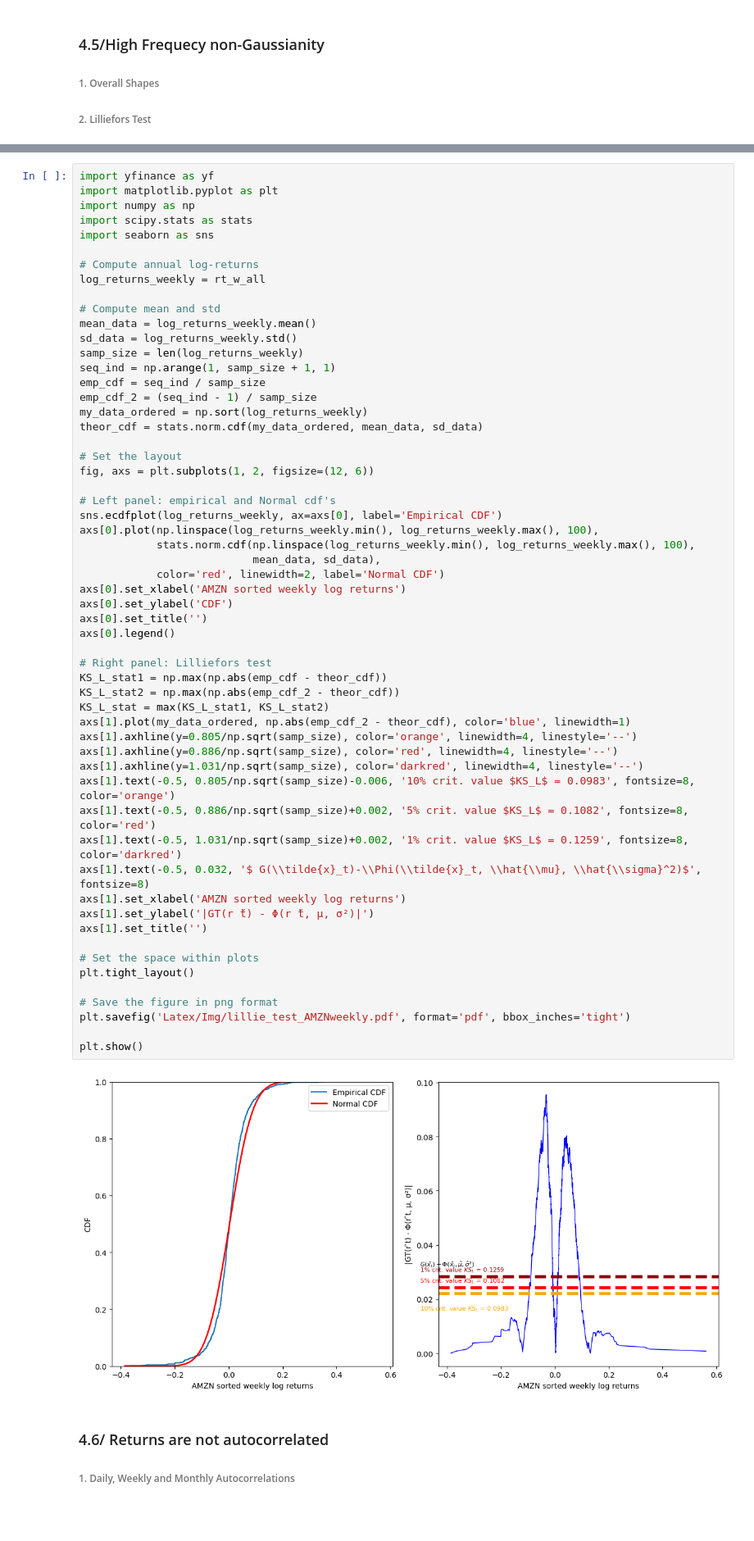
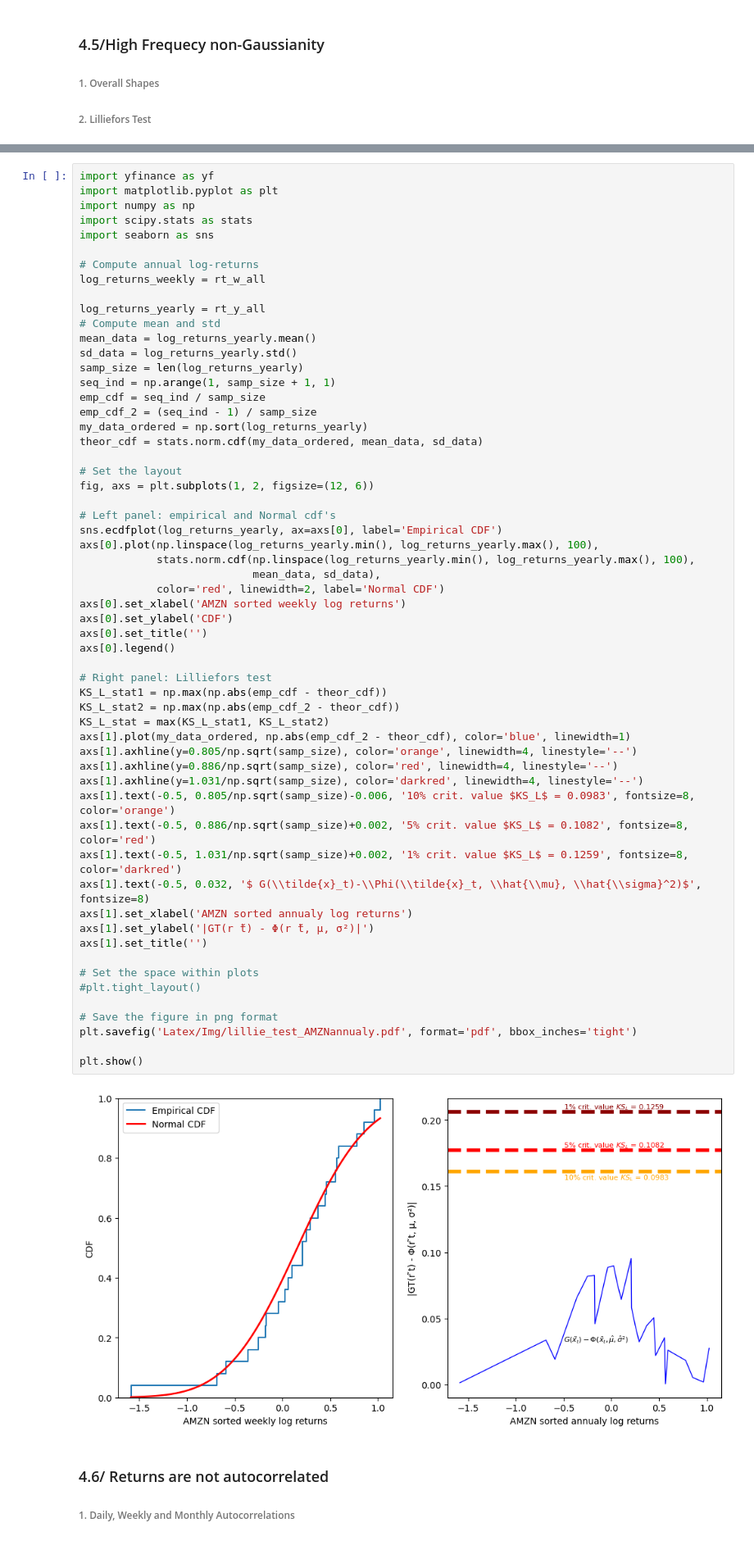
Before and after one commit to cgav1n1/Econometrics_Stylized_Facts, a Jupyter notebook: MidTermAssignmentwith6Facts.ipynb, the cells around one changed output, grey strips where cells are left out. Shown at 82% size. Drawn from its saved outputs; the diff is of its cells as text; blank space fills up the shorter version.

```diff
--- a/MidTermAssignmentwith6Facts.ipynb
+++ b/MidTermAssignmentwith6Facts.ipynb
@@ -854,55 +854,56 @@ import seaborn as sns
 # Compute annual log-returns
 log_returns_weekly = rt_w_all
 
+log_returns_yearly = rt_y_all
 # Compute mean and std
-mean_data = log_returns_weekly.mean()
-sd_data = log_returns_weekly.std()
-samp_size = len(log_returns_weekly)
+mean_data = log_returns_yearly.mean()
+sd_data = log_returns_yearly.std()
+samp_size = len(log_returns_yearly)
 seq_ind = np.arange(1, samp_size + 1, 1)
 emp_cdf = seq_ind / samp_size
 emp_cdf_2 = (seq_ind - 1) / samp_size
-my_data_ordered = np.sort(log_returns_weekly)
+my_data_ordered = np.sort(log_returns_yearly)
 theor_cdf = stats.norm.cdf(my_data_ordered, mean_data, sd_data)
 
 # Set the layout
 fig, axs = plt.subplots(1, 2, figsize=(12, 6))
 
 # Left panel: empirical and Normal cdf's
-sns.ecdfplot(log_returns_weekly, ax=axs[0], label='Empirical CDF')
-axs[0].plot(np.linspace(log_returns_weekly.min(), log_returns_weekly.max(), 100),
-            stats.norm.cdf(np.linspace(log_returns_weekly.min(), log_returns_weekly.max(), 100),
+sns.ecdfplot(log_returns_yearly, ax=axs[0], label='Empirical CDF')
+axs[0].plot(np.linspace(log_returns_yearly.min(), log_returns_yearly.max(), 100),
+            stats.norm.cdf(np.linspace(log_returns_yearly.min(), log_returns_yearly.max(), 100),
                            mean_data, sd_data),
             color='red', linewidth=2, label='Normal CDF')
 axs[0].set_xlabel('AMZN sorted weekly log returns')
 axs[0].set_ylabel('CDF')
 axs[0].set_title('')
 axs[0].legend()
 
 # Right panel: Lilliefors test
 KS_L_stat1 = np.max(np.abs(emp_cdf - theor_cdf))
 KS_L_stat2 = np.max(np.abs(emp_cdf_2 - theor_cdf))
 KS_L_stat = max(KS_L_stat1, KS_L_stat2)
 axs[1].plot(my_data_ordered, np.abs(emp_cdf_2 - theor_cdf), color='blue', linewidth=1)
 axs[1].axhline(y=0.805/np.sqrt(samp_size), color='orange', linewidth=4, linestyle='--')
 axs[1].axhline(y=0.886/np.sqrt(samp_size), color='red', linewidth=4, linestyle='--')
 axs[1].axhline(y=1.031/np.sqrt(samp_size), color='darkred', linewidth=4, linestyle='--')
 axs[1].text(-0.5, 0.805/np.sqrt(samp_size)-0.006, '10% crit. value $KS_L$ = 0.0983', fontsize=8, color='orange')
 axs[1].text(-0.5, 0.886/np.sqrt(samp_size)+0.002, '5% crit. value $KS_L$ = 0.1082', fontsize=8, color='red')
 axs[1].text(-0.5, 1.031/np.sqrt(samp_size)+0.002, '1% crit. value $KS_L$ = 0.1259', fontsize=8, color='darkred')
 axs[1].text(-0.5, 0.032, '$ G(\\tilde{x}_t)-\\Phi(\\tilde{x}_t, \\hat{\\mu}, \\hat{\\sigma}^2)$', fontsize=8)
-axs[1].set_xlabel('AMZN sorted weekly log returns')
+axs[1].set_xlabel('AMZN sorted annualy log returns')
 axs[1].set_ylabel('|GT(r ̃t) - Φ(r ̃t, μ, σ²)|')
 axs[1].set_title('')
 
 # Set the space within plots
-plt.tight_layout()
+#plt.tight_layout()
 
 # Save the figure in png format
-plt.savefig('Latex/Img/lillie_test_AMZNweekly.pdf', format='pdf', bbox_inches='tight')
+plt.savefig('Latex/Img/lillie_test_AMZNannualy.pdf', format='pdf', bbox_inches='tight')
 
 plt.show()
 # %% [output]
-[figure, old version]
+[figure, new version]
 # %% [markdown]
 ### 4.6/ Returns are not autocorrelated
 ###### 1. Daily, Weekly and Monthly Autocorrelations
```
Also changed, not shown: parts of 4 cells of this notebook, 14 other files.
